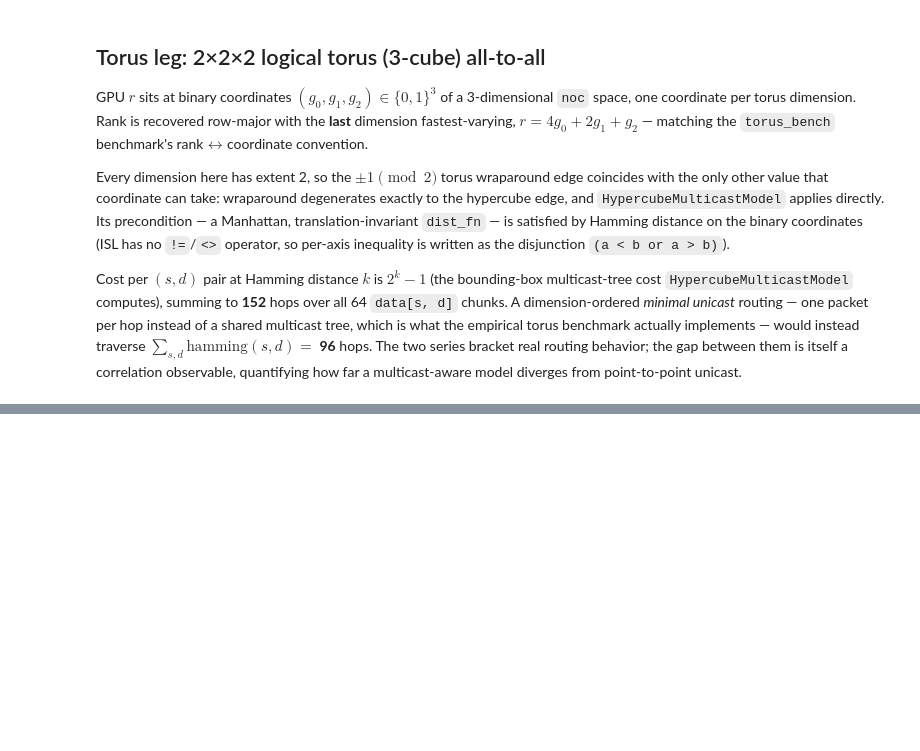
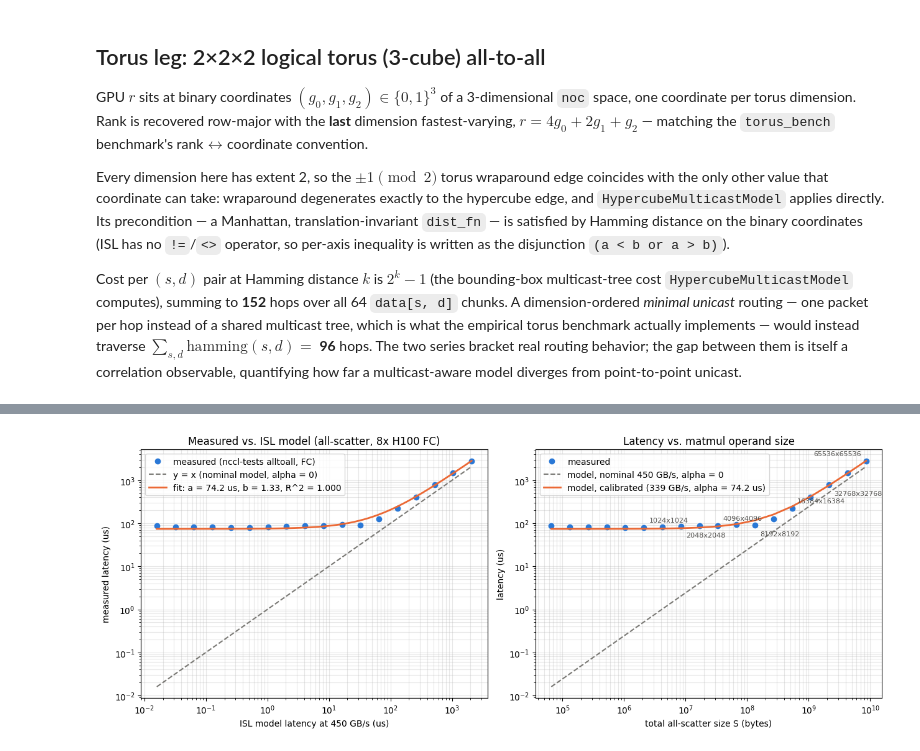
Before and after one commit to Accelergy-Project/accelforge, a Jupyter notebook: notebooks/astrasim2_correlation/correlation.ipynb, the cells around one changed output, grey strips where cells are left out. Cells and saved outputs as stored; diff of their text form; code cells hidden in the pictures; blank space fills up the shorter version.

```diff
--- a/notebooks/astrasim2_correlation/correlation.ipynb
+++ b/notebooks/astrasim2_correlation/correlation.ipynb
@@ -396,0 +423,12 @@ sweep_torus
+# %%
+NVLINK_H100_GBPS = 450.0  # H100 SXM5 NVLink: 900 GB/s bidirectional = 450 GB/s per direction per GPU
+DTYPE_BYTES = {"bf16": 2, "fp16": 2, "fp32": 4}
+MATMUL_DTYPE = "bf16"
+
+# One operand shape per nccl-tests sweep point: M*K = 2**e for e = 15..32, split as
+# M = 2**(e//2), K = 2**(e - e//2) (square for even e, 1:2 rectangular for odd e).
+# Total all-scatter bytes S = M*K*2 then runs 64 KiB .. 8 GiB, i.e. per-rank 8 KiB .. 1 GiB,
+# which is exactly the -f 2 sweep produced by
+#   aws-gpu-profiler run --workload nccl-tests --param collective=alltoall --param min_bytes=8192 --param max_bytes=1073741824 --data-dir correlation/data
+MATMUL_SHAPES = [(2 ** (e // 2), 2 ** (e - e // 2)) for e in range(15, 33)]
+print(f"{len(MATMUL_SHAPES)} matmul operand shapes, {MATMUL_SHAPES[0]} .. {MATMUL_SHAPES[-1]}")
@@ -409,7 +573,7 @@ from pathlib import Path
 # CI running from the repo root) still finds real data when it exists,
 # instead of silently taking the empty-data path below.
 DATA_DIR = (
-    Path("correlation/data") if Path("correlation").is_dir()
+    Path("correlation/data") if Path("correlation/data").is_dir()
     else Path("notebooks/astrasim2_correlation/correlation/data")
 )
 
@@ -436,7 +600,7 @@ else:
 HAVE_EMPIRICAL = len(files) > 0 and not emp.empty
 
 if not HAVE_EMPIRICAL:
-    print("no empirical data yet -- run correlation/orchestrate.py; "
+    print("no empirical data yet -- run aws-gpu-profiler run --workload nccl-tests --data-dir correlation/data; "
           "overlay cells below will no-op")
 else:
     inventory = emp.groupby(["topology", "collective"]).agg(
@@ -556,0 +808,56 @@ else:
+# %%
+if fc_fit is not None:
+    BLUE, ORANGE, GRAY, INK = "#2a78d6", "#eb6834", "#7a7975", "#52514e"
+    fig, (ax_fit, ax_size) = plt.subplots(1, 2, figsize=(13, 5))
+
+    # Left: measured vs. model, with the fitted line and the alpha = 0 nominal identity.
+    xs = np.logspace(np.log10(t_model_nom.min()), np.log10(t_model_nom.max()), 200)
+    ax_fit.loglog(t_model_nom * 1e6, t_meas * 1e6, "o", color=BLUE, ms=6,
+                  label="measured (nccl-tests alltoall, FC)")
+    ax_fit.loglog(xs * 1e6, xs * 1e6, "--", color=GRAY, lw=1.5,
+                  label="y = x (nominal model, alpha = 0)")
+    ax_fit.loglog(xs * 1e6, (alpha_fit_s + fc_fit["slope"] * xs) * 1e6, "-", color=ORANGE, lw=2,
+                  label=f"fit: a = {alpha_fit_s * 1e6:.1f} us, b = {fc_fit['slope']:.2f}, "
+                        f"R^2 = {fc_fit['r2']:.3f}")
+    ax_fit.set_xlabel(f"ISL model latency at {NVLINK_H100_GBPS:g} GB/s (us)")
+    ax_fit.set_ylabel("measured latency (us)")
+    ax_fit.set_title("Measured vs. ISL model (all-scatter, 8x H100 FC)")
+    ax_fit.grid(True, which="both", alpha=0.3)
+    ax_fit.legend()
+
+    # Right: latency vs. total size, nominal and calibrated model through the measured points.
+    ax_size.loglog(S_fc, t_meas * 1e6, "o", color=BLUE, ms=6, label="measured")
+    ax_size.loglog(S_fc, t_model_nom * 1e6, "--", color=GRAY, lw=1.5,
+                   label=f"model, nominal {NVLINK_H100_GBPS:g} GB/s, alpha = 0")
+    ax_size.loglog(S_fc, t_model_cal * 1e6, "-", color=ORANGE, lw=2,
+                   label=f"model, calibrated ({bw_eff / 1e9:.0f} GB/s, alpha = {alpha_fit_s * 1e6:.1f} us)")
+    square_label_by_size = {
+        M * K * dtype_bytes: f"{M}x{K}" for M, K in MATMUL_SHAPES if M == K and M >= 1024
+    }
+    # Label each size once (its first row in size order) even if several runs contributed
+    # the same size; the points themselves are still all drawn above.
+    seen_sizes = set()
+    labelled = []
+    for s, t in zip(S_fc, t_meas):
+        if int(s) in square_label_by_size and int(s) not in seen_sizes:
+            seen_sizes.add(int(s))
+            labelled.append((s, t))
+    for i, (s, t) in enumerate(labelled):
+        last = i == len(labelled) - 1
+        # Square shapes >= 1024 only, alternating above/below the point so labels crowding
+        # the latency floor stay legible; the largest size is right-aligned so it does not
+        # run past the axes edge.
+        ax_size.annotate(square_label_by_size[int(s)], (s, t * 1e6), textcoords="offset points",
+                         xytext=(-6, 6) if last else (6, 6 if i % 2 == 0 else -12),
+                         ha="right" if last else "left", fontsize=8, color=INK)
+    ax_size.set_xlabel("total all-scatter size S (bytes)")
+    ax_size.set_ylabel("latency (us)")
+    ax_size.set_title("Latency vs. matmul operand size")
+    ax_size.grid(True, which="both", alpha=0.3)
+    ax_size.legend()
+    plt.tight_layout()
+    plt.show()
+else:
+    print("no FC alltoall data -- nothing to plot")
+# %% [output]
+[figure, added]
```
Also changed, not shown: parts of 13 cells of this notebook, 17 other files.
